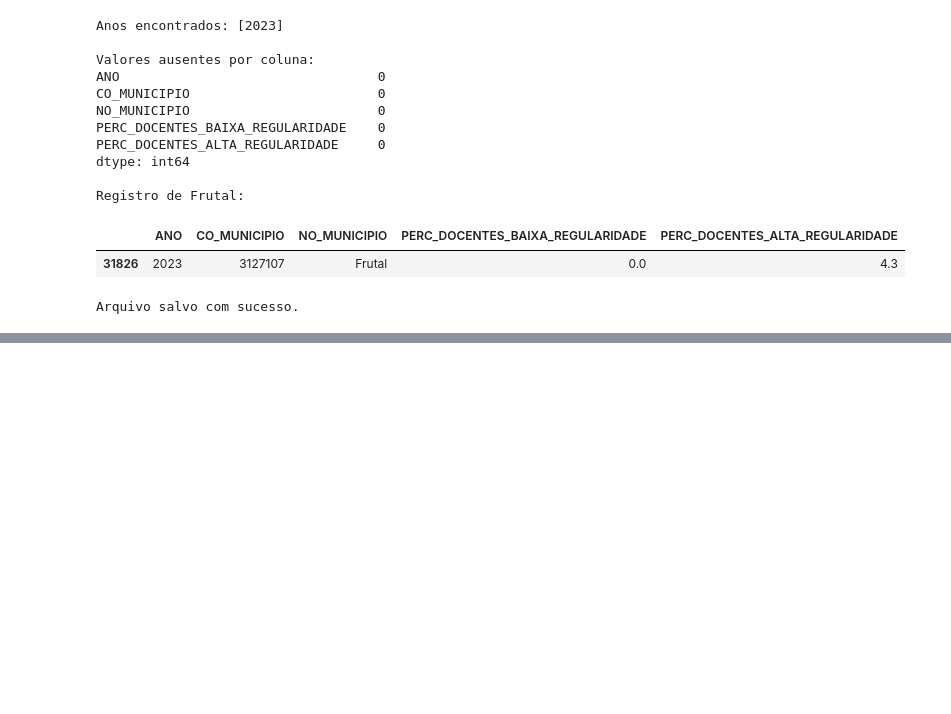
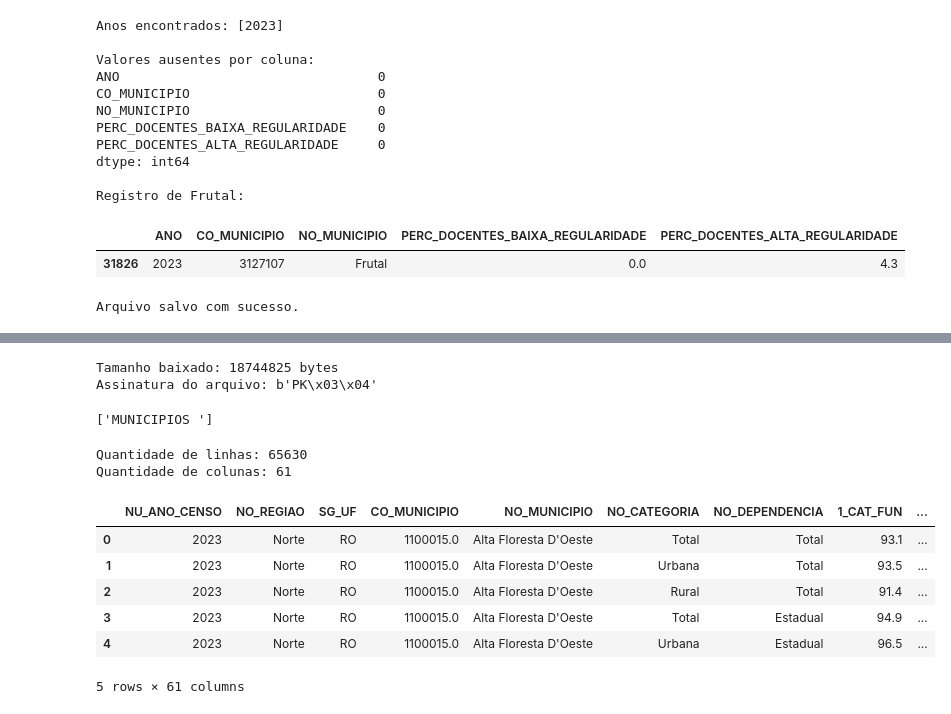
Before and after one commit to RaniellyPatricia/predicao-abandono-escolar-mg, a Jupyter notebook: notebooks/01_coleta_e_descricao.ipynb, the cells around one changed output, grey strips where cells are left out. Cells and saved outputs as stored; diff of their text form; code cells hidden in the pictures; blank space fills up the shorter version.

Commit message:
notebook: adiciona tratamento do rendimento escolar 2023

```diff
--- a/notebooks/01_coleta_e_descricao.ipynb
+++ b/notebooks/01_coleta_e_descricao.ipynb
@@ -938,0 +947,41 @@ files.download("rcd_mg_2023_tratado.csv")
+# %%
+url_rendimento = (
+    "https://raw.githubusercontent.com/"
+    "RaniellyPatricia/predicao-abandono-escolar-mg/"
+    "main/data/raw/2023/rendimento/tx_rend_municipios_2023.xlsx"
+)
+
+resposta_rendimento = requests.get(url_rendimento)
+resposta_rendimento.raise_for_status()
+
+print("Tamanho baixado:", len(resposta_rendimento.content), "bytes")
+print("Assinatura do arquivo:", resposta_rendimento.content[:4])
+
+arquivo_rendimento = pd.ExcelFile(BytesIO(resposta_rendimento.content))
+
+arquivo_rendimento.sheet_names
+# %% [output]
+Tamanho baixado: 18744825 bytes
+Assinatura do arquivo: b'PK\x03\x04'
+['MUNICIPIOS ']
+# %%
+df_rendimento = pd.read_excel(
+    BytesIO(resposta_rendimento.content),
+    sheet_name="MUNICIPIOS ",
+    header=8
+)
+
+print("Quantidade de linhas:", df_rendimento.shape[0])
+print("Quantidade de colunas:", df_rendimento.shape[1])
+
+df_rendimento.head()
+# %% [output]
+Quantidade de linhas: 65630
+Quantidade de colunas: 61
+|  | NU_ANO_CENSO | NO_REGIAO | SG_UF | CO_MUNICIPIO | NO_MUNICIPIO | NO_CATEGORIA | NO_DEPENDENCIA | 1_CAT_FUN | ... |
+| 0 | 2023 | Norte | RO | 1100015.0 | Alta Floresta D'Oeste | Total | Total | 93.1 | ... |
+| 1 | 2023 | Norte | RO | 1100015.0 | Alta Floresta D'Oeste | Urbana | Total | 93.5 | ... |
+| 2 | 2023 | Norte | RO | 1100015.0 | Alta Floresta D'Oeste | Rural | Total | 91.4 | ... |
+| 3 | 2023 | Norte | RO | 1100015.0 | Alta Floresta D'Oeste | Total | Estadual | 94.9 | ... |
+| 4 | 2023 | Norte | RO | 1100015.0 | Alta Floresta D'Oeste | Urbana | Estadual | 96.5 | ... |
+5 rows × 61 columns
```
Also changed, not shown: parts of 11 cells of this notebook.
